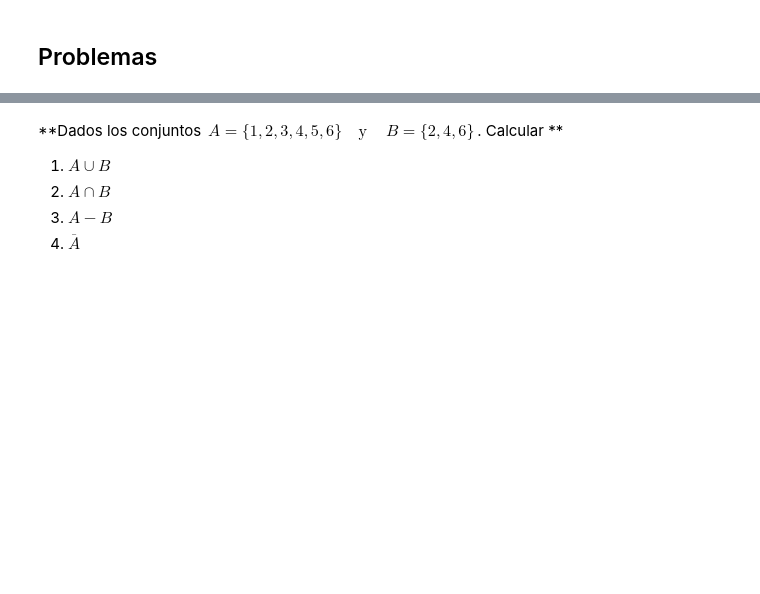
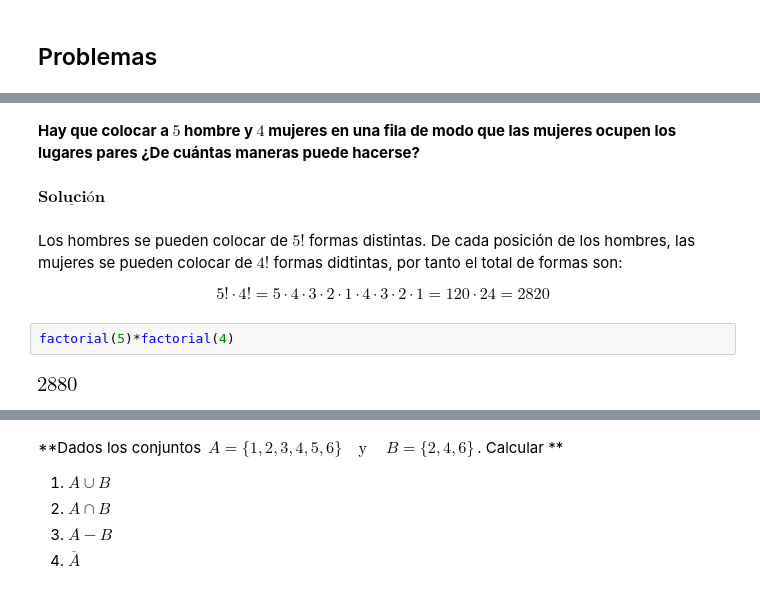
Before and after one commit to educarmena/probabilidad, a Jupyter notebook: Combinatoriayprobabilidad.ipynb, the cells around one changed output, grey strips where cells are left out. Saved outputs shown, nothing was run; the diff lists cells and outputs as text; blank space fills up the shorter version.

```diff
--- a/Combinatoriayprobabilidad.ipynb
+++ b/Combinatoriayprobabilidad.ipynb
@@ -124,0 +100,13 @@ import numpy as np
+# %% [markdown]
+**Hay que colocar a $5$ hombre y $4$ mujeres en una fila de modo que las mujeres ocupen los lugares pares ¿De cuántas maneras puede hacerse?**
+# %% [markdown]
+$\underline {\textbf{Solución}}$
+# %% [markdown]
+Los hombres se pueden colocar de $5!$ formas distintas. De cada posición de los hombres, las mujeres se pueden colocar de $4!$
+formas didtintas, por tanto el total de formas son:
+
+$$5! \cdot 4!= 5 \cdot 4 \cdot 3 \cdot 2 \cdot 1 \cdot 4 \cdot 3 \cdot 2 \cdot 1 = 120 \cdot 24 = 2820$$
+# %%
+factorial(5)*factorial(4)
+# %% [output]
+[figure, added]
```
Also changed, not shown: parts of 48 cells of this notebook.
